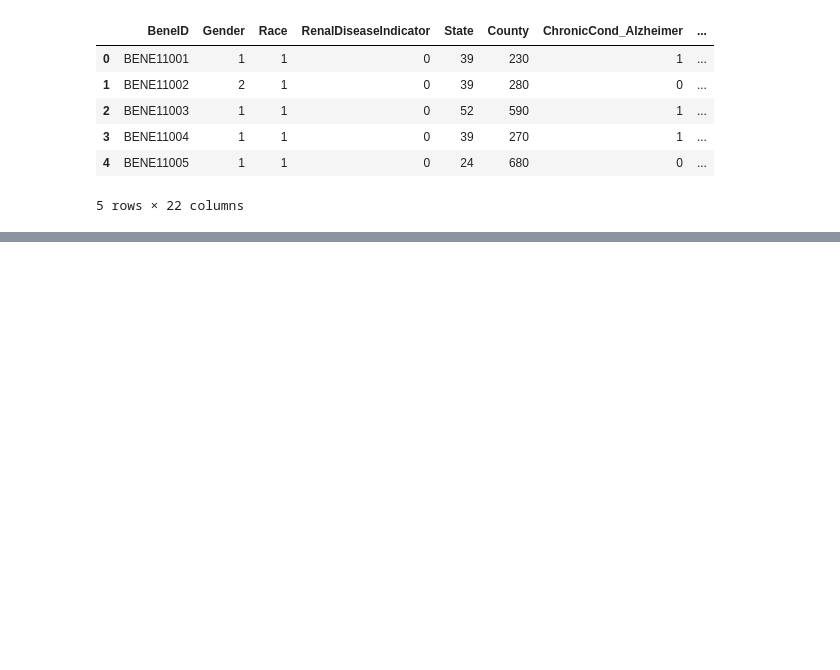
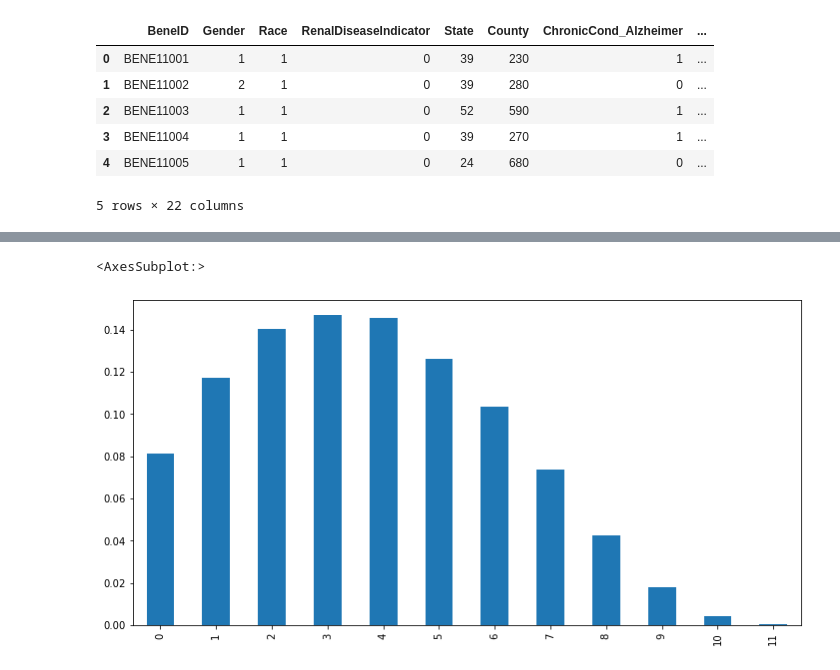
Before and after one commit to hedgekim/Healthcare-Fraud, a Jupyter notebook: Healthcare Fraud.ipynb, the cells around one changed output, grey strips where cells are left out. Cells and saved outputs as stored; diff of their text form; code cells hidden in the pictures; blank space fills up the shorter version.

```diff
--- a/Healthcare Fraud.ipynb
+++ b/Healthcare Fraud.ipynb
@@ -624,0 +703,4 @@ patient.to_csv('patient.csv')
+# %%
+chronic_count = bene.groupby(['total_chronic'])[['BeneID']].count().reset_index()
+# %%
+chronic_count['Percent'] = chronic_count['BeneID'] / 138556
@@ -624,0 +728,5 @@ patient.to_csv('patient.csv')
+# %%
+chronic_count['Percent'].plot.bar()
+# %% [output]
+<AxesSubplot:>
+[figure, added]
```
Also changed, not shown: parts of 17 cells of this notebook, 1 other file.
